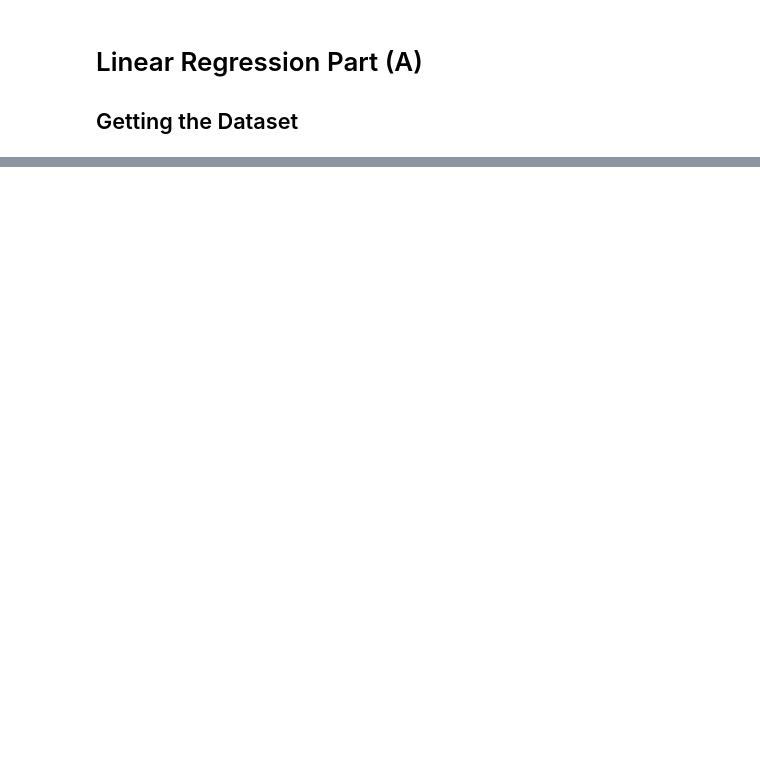
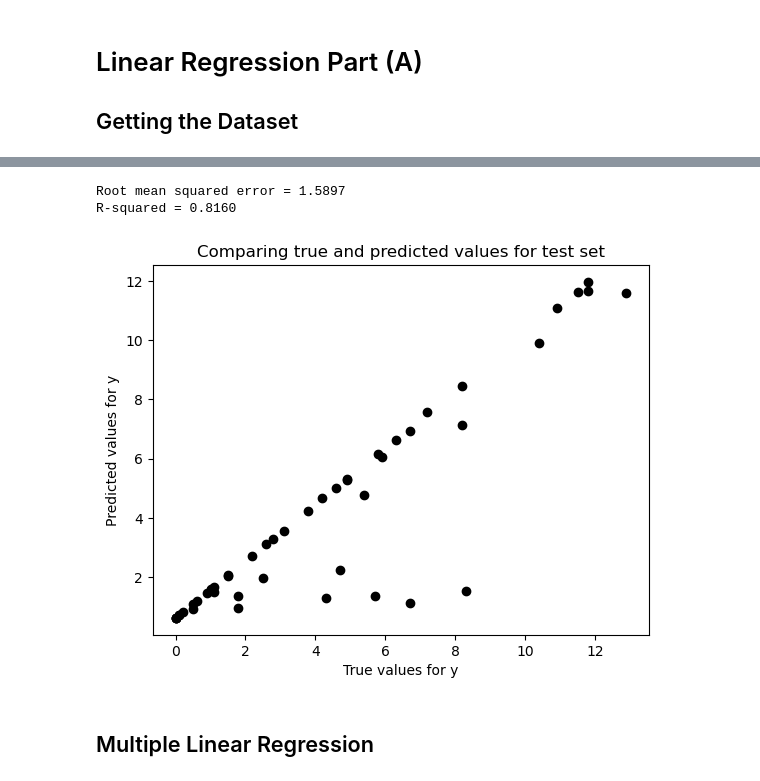
Before and after one commit to OtaSteven/CSC177_Proj, a Jupyter notebook: Linear_Regression/linear_regression.ipynb, the cells around one changed output, grey strips where cells are left out. Saved outputs shown, nothing was run; the diff lists cells and outputs as text; code cells hidden in the pictures; blank space fills up the shorter version.

```diff
--- a/Linear_Regression/linear_regression.ipynb
+++ b/Linear_Regression/linear_regression.ipynb
@@ -85,0 +72,4 @@ plt.show()
+# %%
+# Predicting; y_pred are the predicted results of the Combine_Servings
+y_pred = regressor.predict(x_test)
+y_pred
@@ -85,0 +110,16 @@ plt.show()
+# %%
+# Comparing true versus predicted values
+plt.scatter(y_test, y_pred, color='black')
+plt.title('Comparing true and predicted values for test set')
+plt.xlabel('True values for y')
+plt.ylabel('Predicted values for y')
+
+# Model evaluation
+print("Root mean squared error = %.4f" % np.sqrt(mean_squared_error(y_test, y_pred)))
+print('R-squared = %.4f' % r2_score(y_test, y_pred))
+# %% [output]
+Root mean squared error = 1.5897
+R-squared = 0.8160
+[figure, added]
+# %% [markdown]
+## Multiple Linear Regression
```
Also changed, not shown: parts of 14 cells of this notebook.
